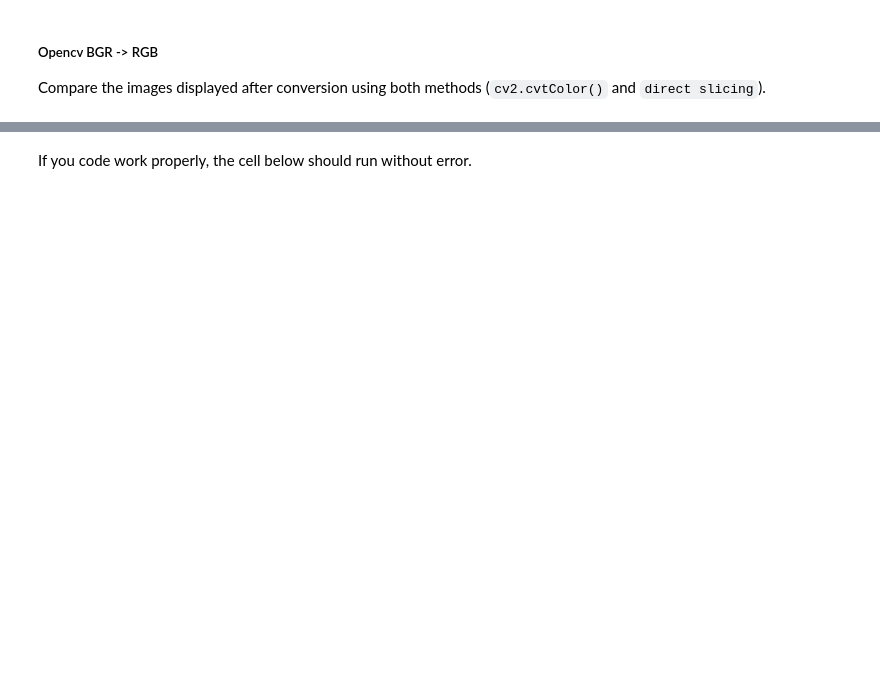
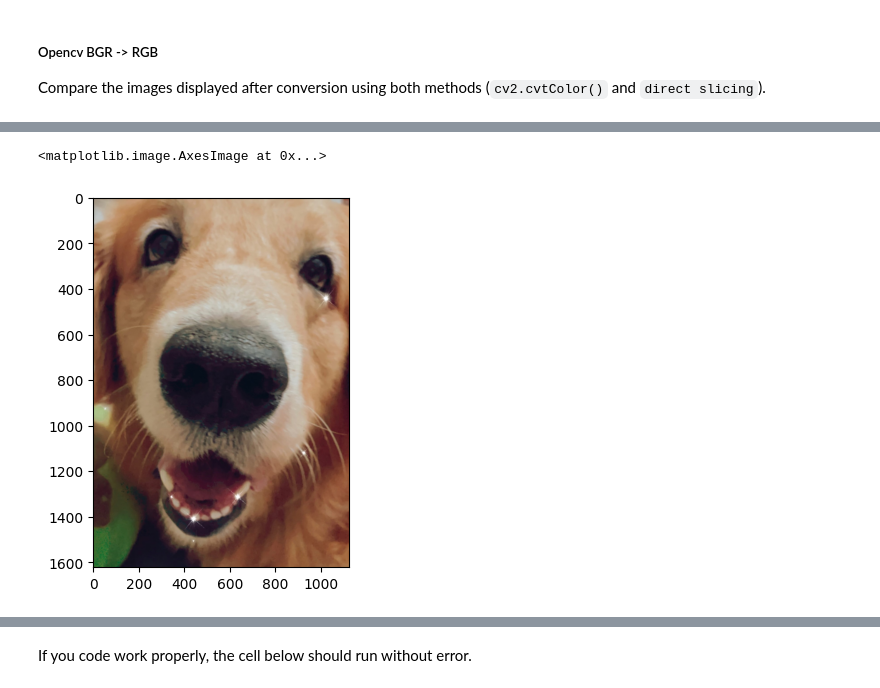
Before and after one commit to Digital-Image-Processing-Laboratory/image_processing-2024, a Jupyter notebook: Lab1_image-representation/Lab1_1.ipynb, the cells around one changed output, grey strips where cells are left out. Saved outputs shown, nothing was run; the diff lists cells and outputs as text; code cells hidden in the pictures; blank space fills up the shorter version.

```diff
--- a/Lab1_image-representation/Lab1_1.ipynb
+++ b/Lab1_image-representation/Lab1_1.ipynb
@@ -126,7 +170,14 @@ Use `direct slicing method (array[...])`
 # %%
 ### START CODE HERE ###
 
+cvt_img_2 = cv_img[:, :, ::-1]
+
+plt.imshow(cvt_img_s)
+
 ### END CODE HERE ###
+# %% [output]
+<matplotlib.image.AxesImage at 0x...>
+[figure, added]
 # %% [markdown]
 ## **Image Reshape**
 
```
Also changed, not shown: parts of 10 cells of this notebook, 32 other files.
